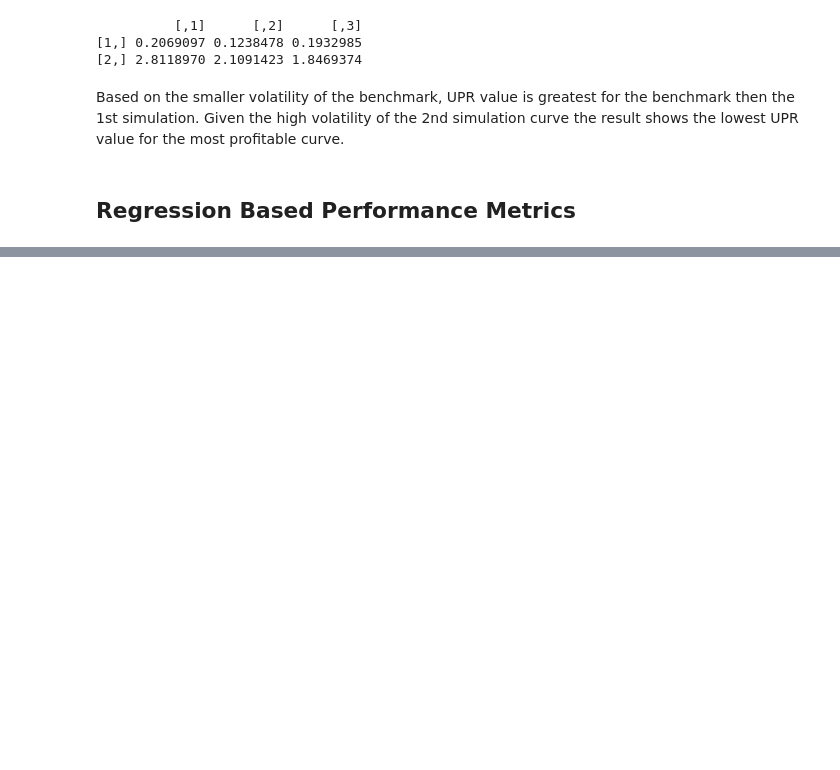
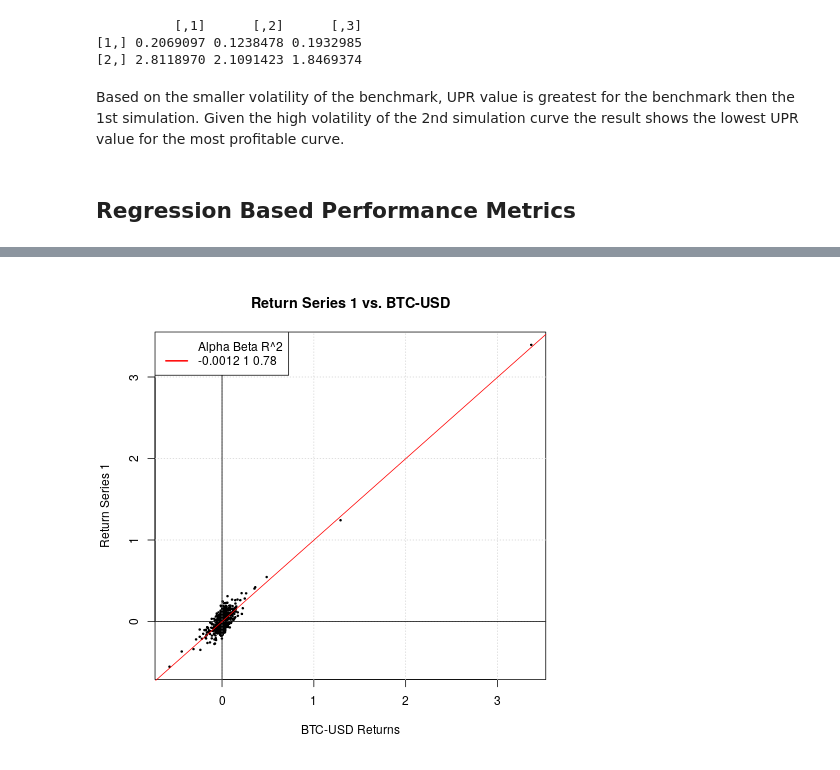
Before and after one commit to ck2136/QuantTrade, a Jupyter notebook: Definitions and Formulas.ipynb, the cells around one changed output, grey strips where cells are left out. Cells and saved outputs as stored; diff of their text form; code cells hidden in the pictures; blank space fills up the shorter version.

```diff
--- a/Definitions and Formulas.ipynb
+++ b/Definitions and Formulas.ipynb
@@ -427,0 +432,22 @@ Based on the smaller volatility of the benchmark, UPR value is greatest for the
+# %%
+%%R
+plot(y = Rt, x = Rb,
+    pch = 20, cex = 0.5,
+    xlab = "BTC-USD Returns",
+    ylab = "Return Series 1",
+    main = "Return Series 1 vs. BTC-USD")
+grid()
+abline(h = 0)
+abline(v = 0)
+
+# simple regression model which will have both intercept and the beta coefficient
+model <- lm(Rt ~ Rb)
+
+abline(model,col = 2)
+legend(x = "topleft", col = c(0,2), lwd = 2,
+      legend = c("Alpha Beta R^2",
+                paste0(round(model$coefficients[1],4)," ",
+                      round(model$coefficients[2],2), " ",
+                      round(summary(model)$r.squared,2))))
+# %% [output]
+[figure, added]
```
Also changed, not shown: parts of 10 cells of this notebook.
